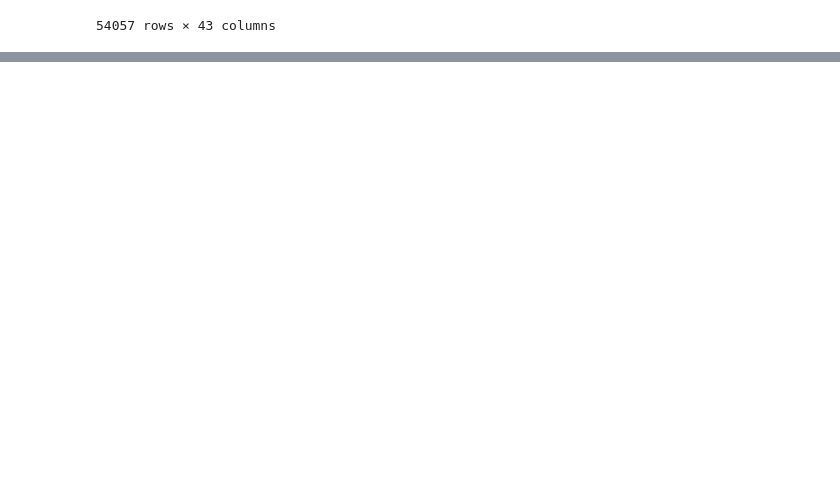
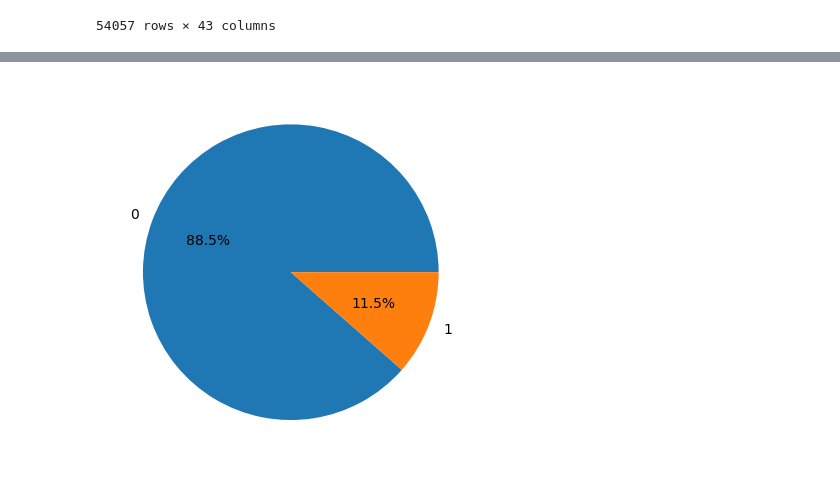
Before and after one commit to ZotovNikita/pmifi-oniip-hack, a Jupyter notebook: Предобработка_(костяк) (3).ipynb, the cells around one changed output, grey strips where cells are left out. Saved outputs shown, nothing was run; the diff lists cells and outputs as text; code cells hidden in the pictures; blank space fills up the shorter version.

```diff
--- a/Предобработка_(костяк) (3).ipynb
+++ b/Предобработка_(костяк) (3).ipynb
@@ -628,0 +637,4 @@ for i in grouped_df:
+# %%
+data = {
+    key[0]: df for key, df in grouped_df
+}
@@ -628,0 +643,3 @@ for i in grouped_df:
+# %%
+d = data[0]
+d
@@ -628,0 +660,8 @@ for i in grouped_df:
+# %%
+X = d.drop(columns=['chanel', 'is_anomal'])
+y = d['is_anomal']
+# %%
+names, counts = np.unique(y, return_counts=True)
+plt.pie(counts, labels=names, autopct='%1.1f%%');
+# %% [output]
+[figure, added]
```
Also changed, not shown: parts of 29 cells of this notebook, 6 other files.
